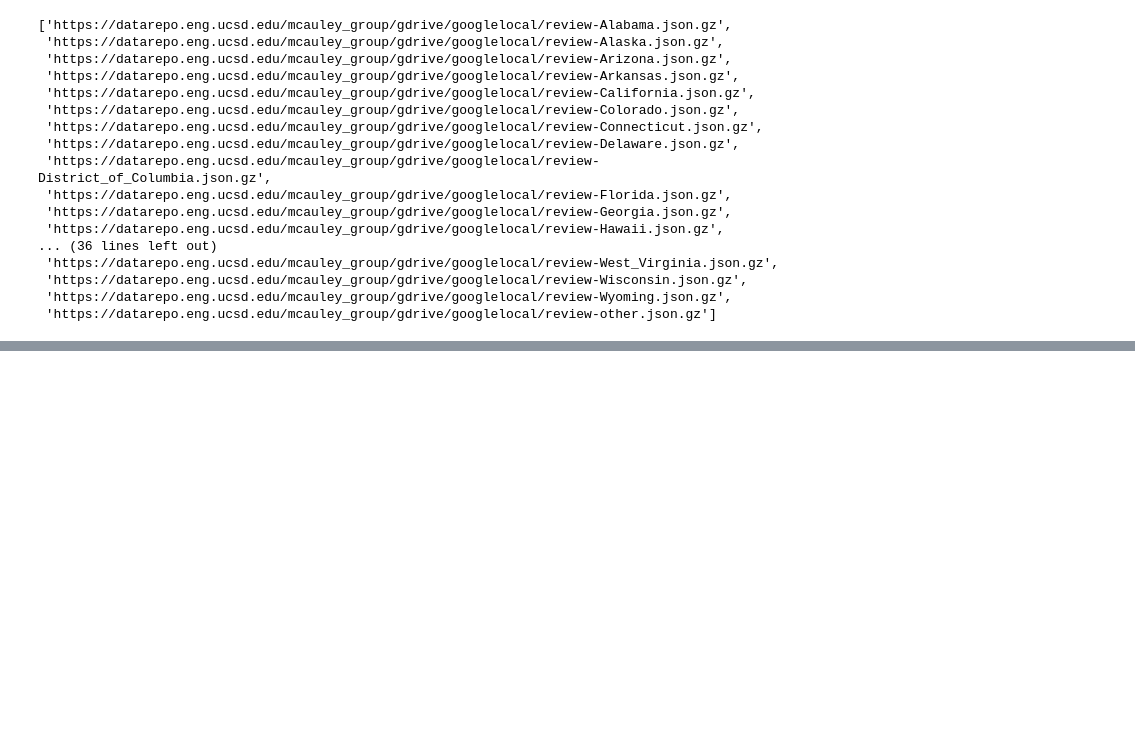
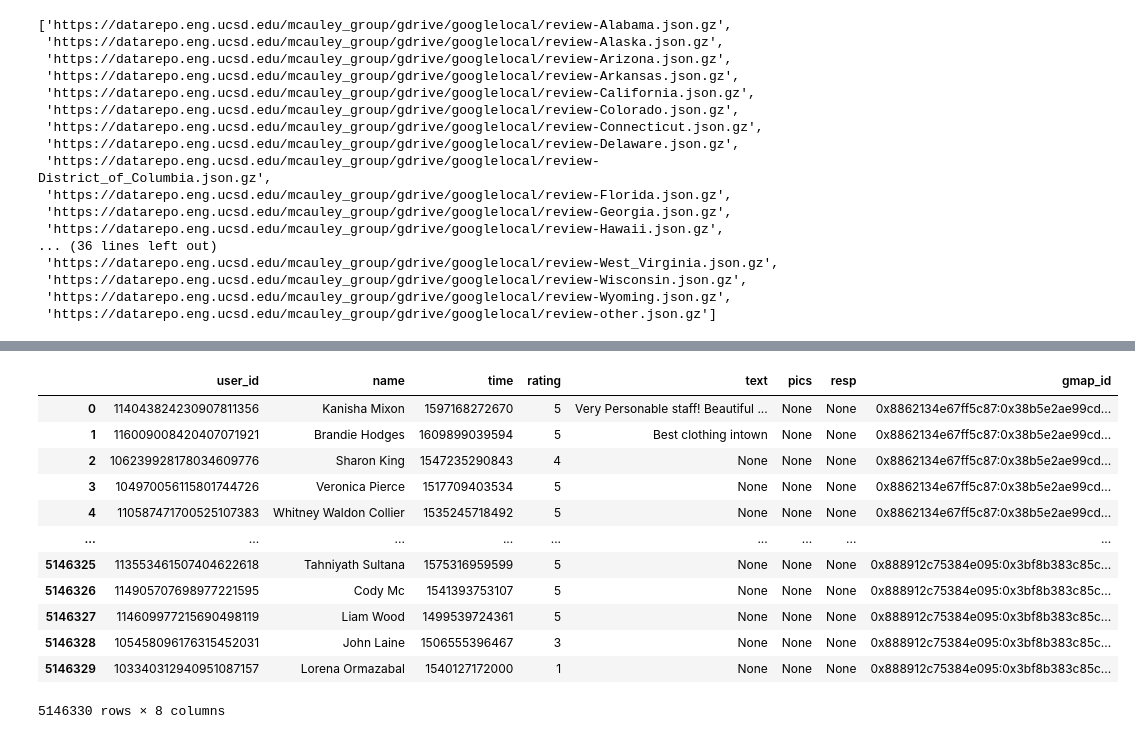
Before and after one commit to AlphaKhaw/mt-sentigen, a Jupyter notebook: notebooks/explore_google_local_review_data.ipynb, the cells around one changed output, grey strips where cells are left out. Saved outputs shown, nothing was run; the diff lists cells and outputs as text; code cells hidden in the pictures; blank space fills up the shorter version.

```diff
--- a/notebooks/explore_google_local_review_data.ipynb
+++ b/notebooks/explore_google_local_review_data.ipynb
@@ -214,2 +208,0 @@ KeyboardInterrupt:
-# %%
-subset_review_dataframe = pd.DataFrame(parse(filepaths[2]))
@@ -217,0 +295,16 @@ rating_dataframe = pd.DataFrame(parse(filepaths[3]))
+# %%
+subset_review_dataframe
+# %% [output]
+|  | user_id | name | time | rating | text | pics | resp | gmap_id |
+| 0 | 114043824230907811356 | Kanisha Mixon | 1597168272670 | 5 | Very Personable staff! Beautiful ... | None | None | 0x8862134e67ff5c87:0x38b5e2ae99cd... |
+| 1 | 116009008420407071921 | Brandie Hodges | 1609899039594 | 5 | Best clothing intown | None | None | 0x8862134e67ff5c87:0x38b5e2ae99cd... |
+| 2 | 106239928178034609776 | Sharon King | 1547235290843 | 4 | None | None | None | 0x8862134e67ff5c87:0x38b5e2ae99cd... |
+| 3 | 104970056115801744726 | Veronica Pierce | 1517709403534 | 5 | None | None | None | 0x8862134e67ff5c87:0x38b5e2ae99cd... |
+| 4 | 110587471700525107383 | Whitney Waldon Collier | 1535245718492 | 5 | None | None | None | 0x8862134e67ff5c87:0x38b5e2ae99cd... |
+| ... | ... | ... | ... | ... | ... | ... | ... | ... |
+| 5146325 | 113553461507404622618 | Tahniyath Sultana | 1575316959599 | 5 | None | None | None | 0x888912c75384e095:0x3bf8b383c85c... |
+| 5146326 | 114905707698977221595 | Cody Mc | 1541393753107 | 5 | None | None | None | 0x888912c75384e095:0x3bf8b383c85c... |
+| 5146327 | 114609977215690498119 | Liam Wood | 1499539724361 | 5 | None | None | None | 0x888912c75384e095:0x3bf8b383c85c... |
+| 5146328 | 105458096176315452031 | John Laine | 1506555396467 | 3 | None | None | None | 0x888912c75384e095:0x3bf8b383c85c... |
+| 5146329 | 103340312940951087157 | Lorena Ormazabal | 1540127172000 | 1 | None | None | None | 0x888912c75384e095:0x3bf8b383c85c... |
+5146330 rows × 8 columns
```
Also changed, not shown: parts of 28 cells of this notebook.
